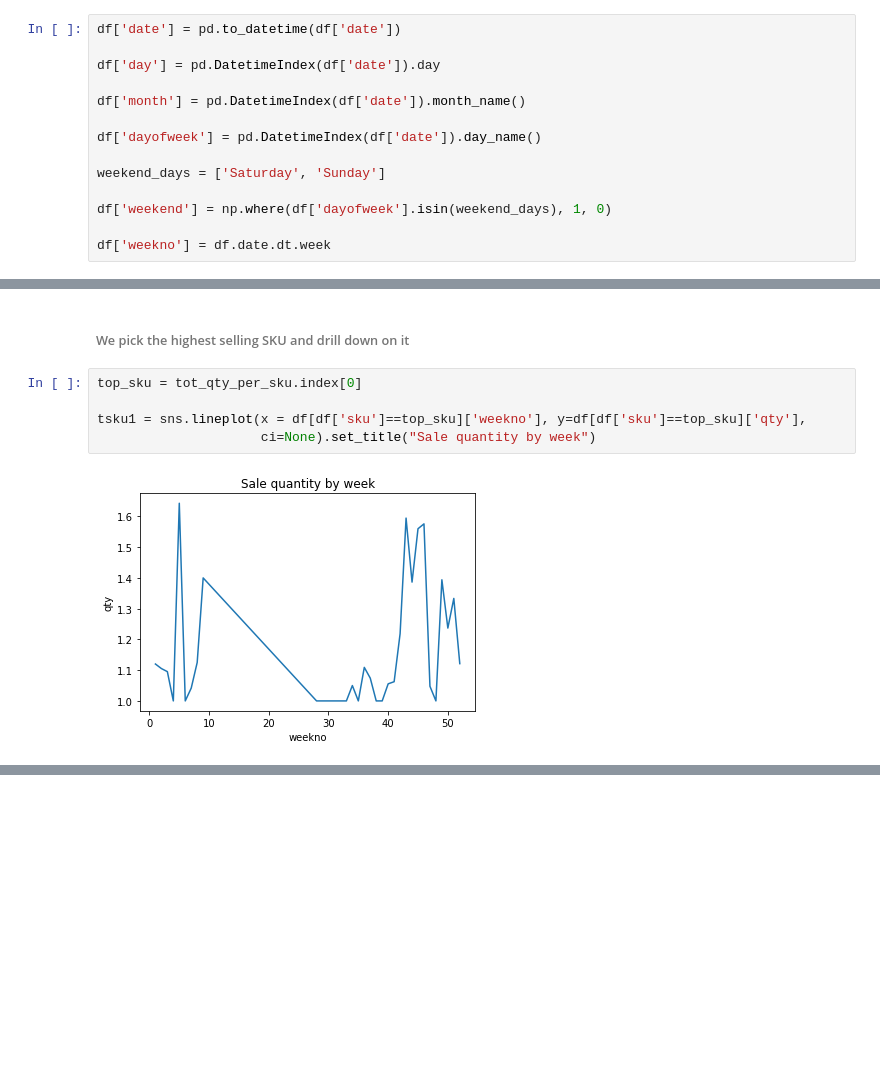
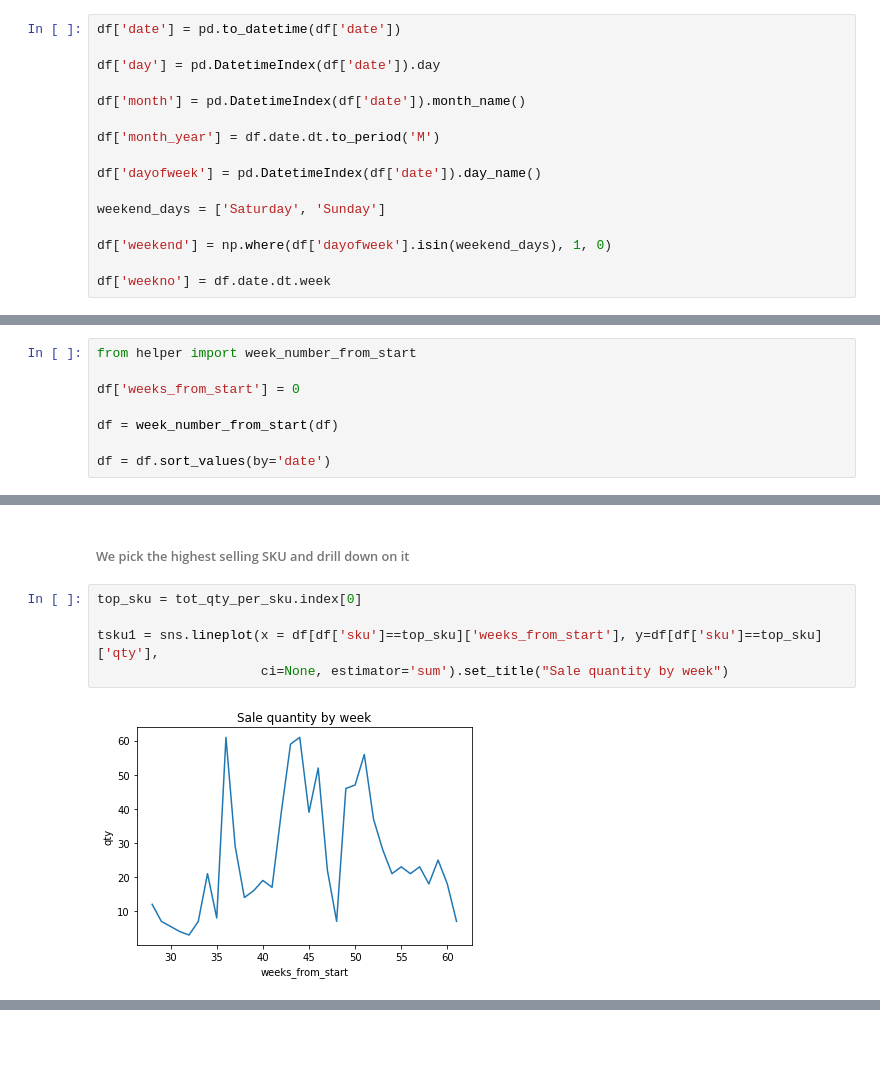
Before and after one commit to stiero/fuzzy-carnival, a Jupyter notebook: task.ipynb, the cells around one changed output, grey strips where cells are left out. Saved outputs shown, nothing was run; the diff lists cells and outputs as text; blank space fills up the shorter version.

```diff
--- a/task.ipynb
+++ b/task.ipynb
@@ -153,6 +153,8 @@ df['date'] = pd.to_datetime(df['date'])
 df['day'] = pd.DatetimeIndex(df['date']).day
 
 df['month'] = pd.DatetimeIndex(df['date']).month_name()
+
+df['month_year'] = df.date.dt.to_period('M')
 
 df['dayofweek'] = pd.DatetimeIndex(df['date']).day_name()
 
@@ -315,6 +317,14 @@ df['discount'] = df['mrp'] - df['price']
 df['perc_discount'] = ((df['mrp'] - df['price']) / df['mrp']) * 100
 
 df['perc_discount'] = np.where(df['perc_discount'] == -np.inf, 0, df['perc_discount'])
+# %%
+from helper import week_number_from_start
+
+df['weeks_from_start'] = 0
+
+df = week_number_from_start(df)
+
+df = df.sort_values(by='date')
 # %% [markdown]
 #
 # %% [markdown]
@@ -449,8 +461,8 @@ Name: store, dtype: int64
 # %%
 top_sku = tot_qty_per_sku.index[0]
 
-tsku1 = sns.lineplot(x = df[df['sku']==top_sku]['weekno'], y=df[df['sku']==top_sku]['qty'],
-                     ci=None).set_title("Sale quantity by week")
+tsku1 = sns.lineplot(x = df[df['sku']==top_sku]['weeks_from_start'], y=df[df['sku']==top_sku]['qty'],
+                     ci=None, estimator='sum').set_title("Sale quantity by week")
 # %% [output]
-[figure, old version]
+[figure, new version]
 # %%
```
Also changed, not shown: parts of 40 cells of this notebook, 3 other files.
